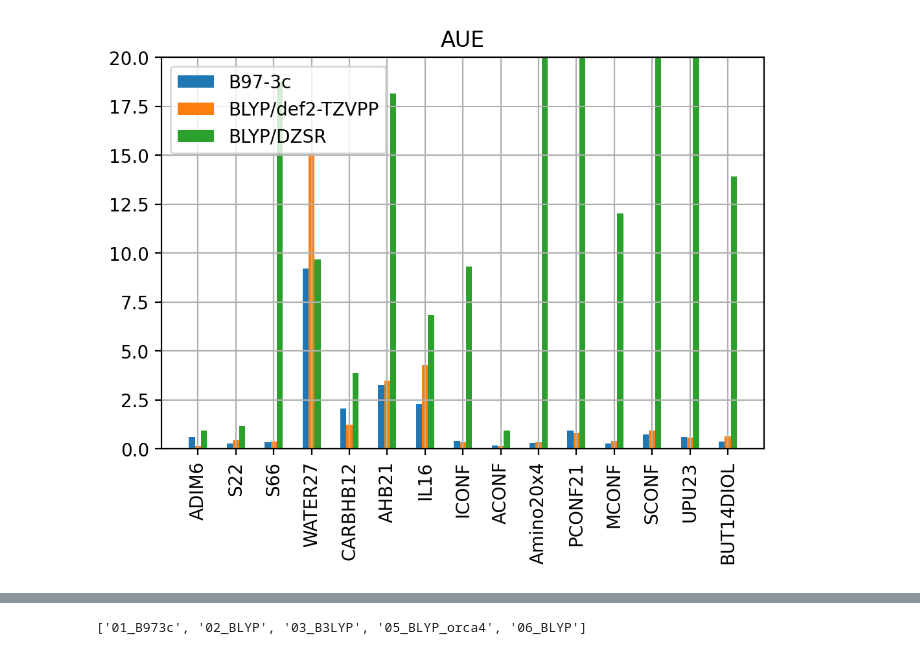
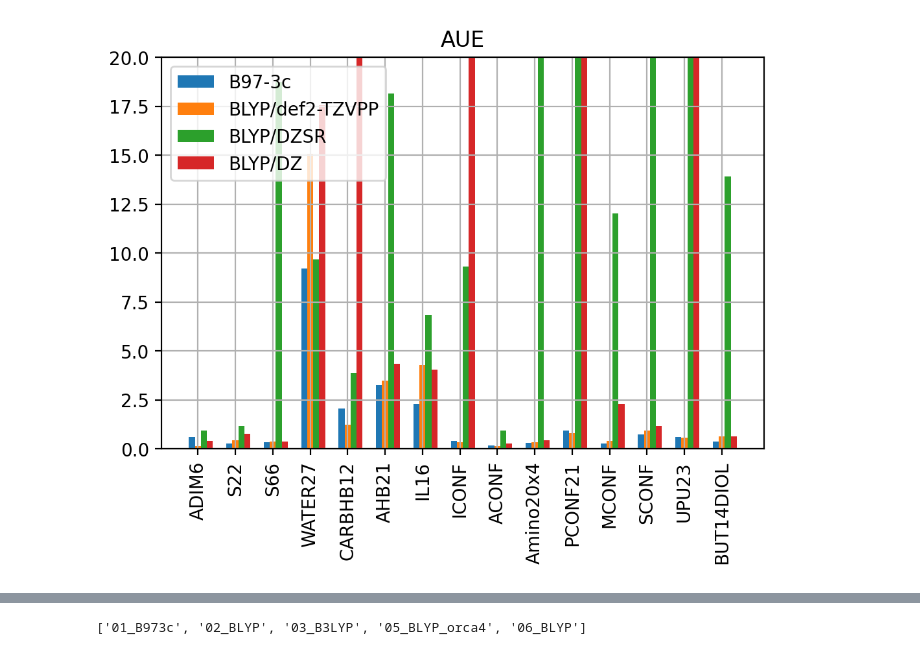
Before and after one commit to huichenggong/GMTKN55, a Jupyter notebook: GMTKN-py/Error_analysis_CP2K.ipynb, the cells around one changed output, grey strips where cells are left out. Saved outputs shown, nothing was run; the diff lists cells and outputs as text; code cells hidden in the pictures.

```diff
--- a/GMTKN-py/Error_analysis_CP2K.ipynb
+++ b/GMTKN-py/Error_analysis_CP2K.ipynb
@@ -19,7 +19,9 @@ sub_set = [ 'ADIM6', 'S22', 'S66', 'WATER27', 'CARBHB12', 'AHB21', 'IL16',
 levels = ["01_B973c",
           "06_BLYP"
           ]
-level_cp2k = ["01_DZVP-MOLOPT-SR"]
+level_cp2k = ["01_DZVP-MOLOPT-SR",
+              "02_DZVP-MOLOPT"
+             ]
 # %%
 base_local = Path("../non-Co")
 base = base_local
@@ -82,6 +84,7 @@ AUE_dict = {"N":[],
             "01_B973c":[],
             "06_BLYP":[],
             "01_DZVP-MOLOPT-SR":[],
+            "02_DZVP-MOLOPT":[]
             }
 for s in sub_set:
     B_set = set_dict[s]
@@ -97,31 +100,34 @@ for s in sub_set:
 # %%
 plt.figure("AUE",dpi=200)
 plt.title("AUE")
 
 x = np.arange(len(sub_set))
 total_width, n = 0.8, 5
 width = total_width / n
 
 
 
 data = AUE_dict["01_B973c"]
 plt.bar(x, data, width=width,label="B97-3c")
 plt.xticks(rotation = 90)
 
 data = AUE_dict["06_BLYP"]
 plt.bar(x+width, data, width=width,label="BLYP/def2-TZVPP", tick_label=sub_set)
 
 data = AUE_dict["01_DZVP-MOLOPT-SR"]
 plt.bar(x+2*width, data, width=width,label="BLYP/DZSR")
 
+data = AUE_dict["02_DZVP-MOLOPT"]
+plt.bar(x+3*width, data, width=width,label="BLYP/DZ")
+
 
 plt.ylim(0,20)
 plt.legend()
 plt.grid()
 #plt.yscale("log")
 plt.savefig("AUE_CP2K.png")
 # %% [output]
-[figure, old version]
+[figure, new version]
 # %%
 AUE_dict["06_BLYP"]
 # %% [output]
```
Also changed, not shown: parts of 2 cells of this notebook.
